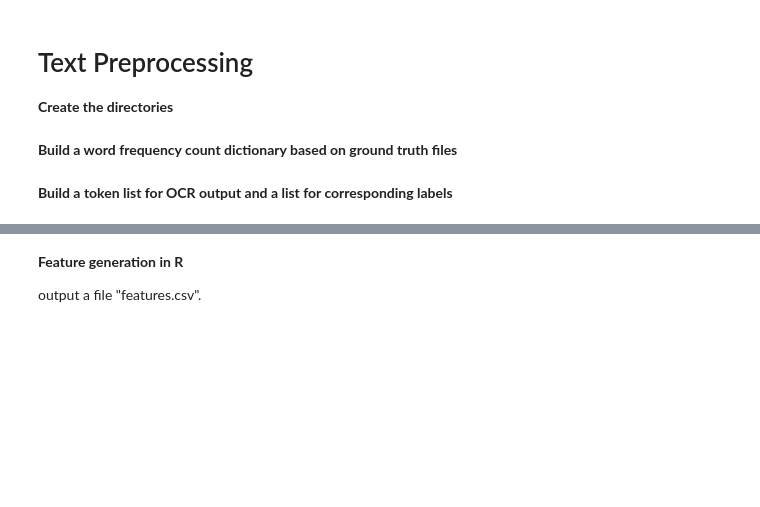
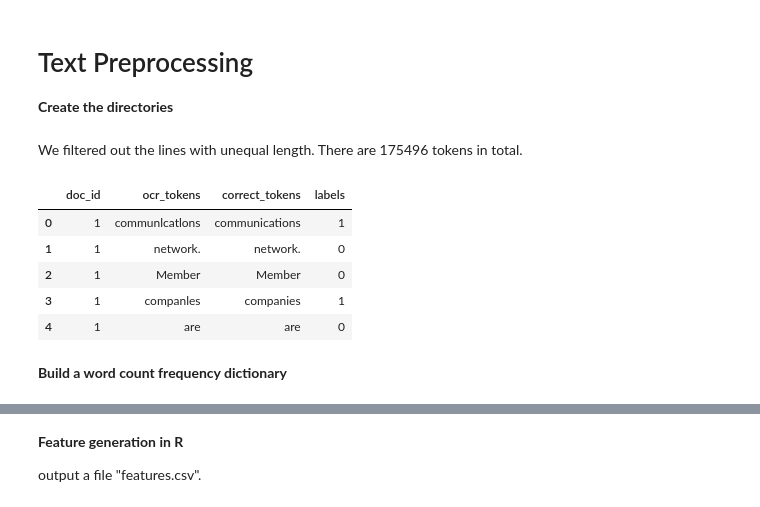
Before and after one commit to TZstatsADS/Spring2019-Proj4-group4, a Jupyter notebook: lib/error_detection.ipynb, the cells around one changed output, grey strips where cells are left out. Cells and saved outputs as stored; diff of their text form; code cells hidden in the pictures; blank space fills up the shorter version.

Commit message:
ground truth tokens
generate processed_tokens.csv

```diff
--- a/lib/error_detection.ipynb
+++ b/lib/error_detection.ipynb
@@ -13,3 +13,38 @@ warnings.filterwarnings('ignore')
 # %%
 tesseract_files = os.listdir('../data/tesseract')
 gtruth_files = os.listdir('../data/ground_truth')
+# %%
+for i in range(len(gtruth_files)):
+    gtruth_files[i] = '../data/ground_truth/'+ gtruth_files[i]
+for j in range(len(tesseract_files)):
+    tesseract_files[j] = '../data/tesseract/'+ tesseract_files[j]
+# %% [markdown]
+We filtered out the lines with unequal length. There are 175496 tokens in total.
+# %%
+ocr_tokens = []
+ground_tokens = []
+labels = []
+doc_id = []
+
+id_num=0
+for g, t in zip(gtruth_files, tesseract_files):
+    with open(g) as file1:
+        with open(t) as file2:
+            id_num+=1
+            for line1,line2 in zip(file1, file2):
+                if len(line1) == len(line2):
+                    for word1, word2 in zip(line1.split(), line2.split()):
+                        ground_tokens.append(word1)
+                        ocr_tokens.append(word2)
+                        doc_id.append(id_num)
+                        labels.append(0) if word1==word2 else labels.append(1)
+# %%
+df = pd.DataFrame(data={"doc_id":doc_id, "ocr_tokens": ocr_tokens, "correct_tokens": ground_tokens, "labels": labels})
+df.head()
+# %% [output]
+|  | doc_id | ocr_tokens | correct_tokens | labels |
+| 0 | 1 | communlcatlons | communications | 1 |
+| 1 | 1 | network. | network. | 0 |
+| 2 | 1 | Member | Member | 0 |
+| 3 | 1 | companles | companies | 1 |
+| 4 | 1 | are | are | 0 |
@@ -16,5 +53,5 @@ gtruth_files = os.listdir('../data/ground_truth')
 # %% [markdown]
-**Build a word frequency count dictionary based on ground truth files**
+**Build a word count frequency dictionary**
 # %%
 truth_dic = {}
 
@@ -34,2 +67,0 @@ for file_name in gtruth_files:
-# %% [markdown]
-**Build a token list for OCR output and a list for corresponding labels**
```
Also changed, not shown: parts of 8 cells of this notebook, 3 other files.
